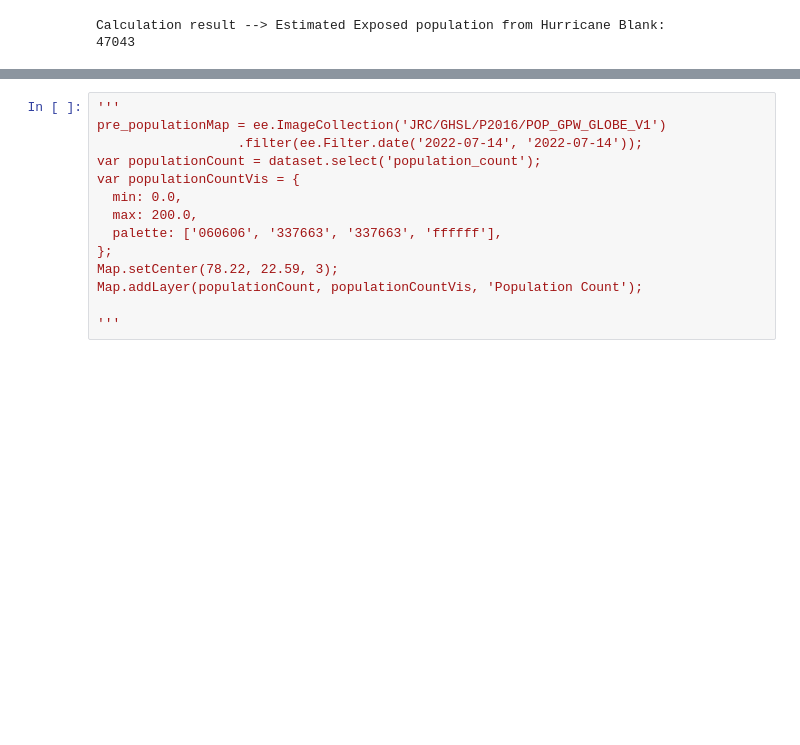
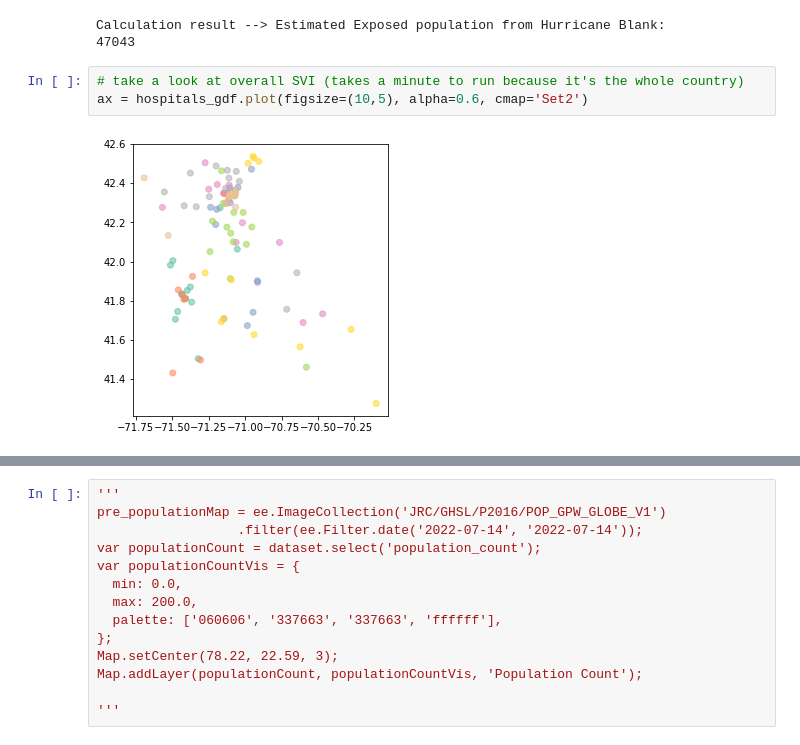
Before and after one commit to sahilmehta-US/BWSI_Final_Project, a Jupyter notebook: final_exercise_reference.ipynb, the cells around one changed output, grey strips where cells are left out. Drawn from its saved outputs; the diff is of its cells as text; blank space fills up the shorter version.

```diff
--- a/final_exercise_reference.ipynb
+++ b/final_exercise_reference.ipynb
@@ -502,3 +503,8 @@ print(f'Calculation result --> Estimated Exposed population from Hurricane Blank
 # %% [output]
 Calculation result --> Estimated Exposed population from Hurricane Blank:
 47043
+# %%
+# take a look at overall SVI (takes a minute to run because it's the whole country)
+ax = hospitals_gdf.plot(figsize=(10,5), alpha=0.6, cmap='Set2')
+# %% [output]
+[figure, added]
```
Also changed, not shown: parts of 6 cells of this notebook.
